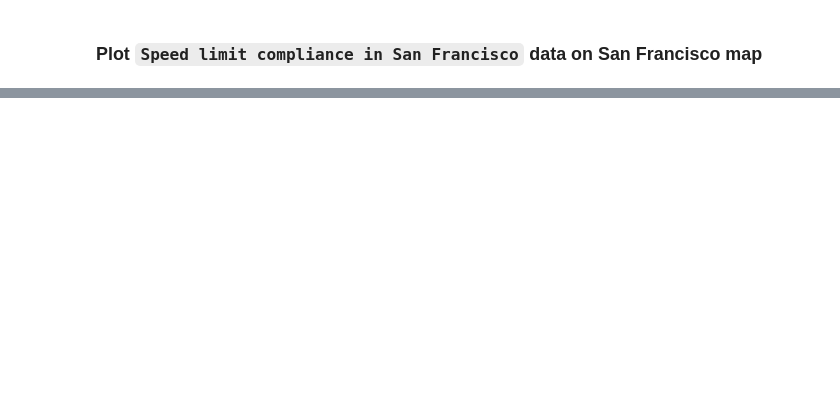
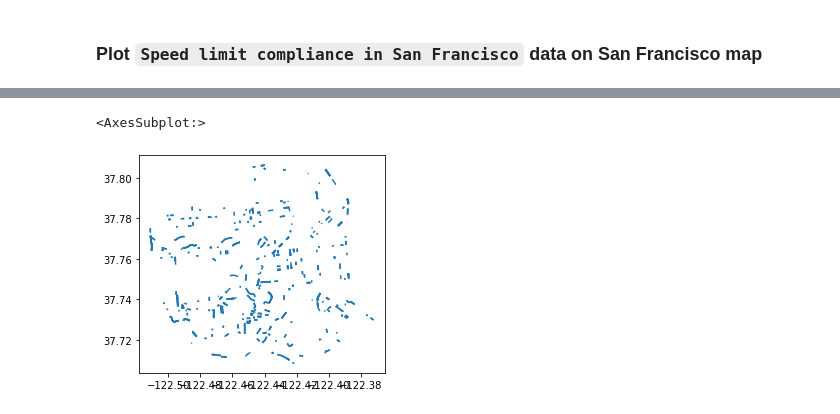
Before and after one commit to YgLK/data_engineering, a Jupyter notebook: map_integration.ipynb, the cells around one changed output, grey strips where cells are left out. Cells and saved outputs as stored; diff of their text form; code cells hidden in the pictures; blank space fills up the shorter version.

```diff
--- a/map_integration.ipynb
+++ b/map_integration.ipynb
@@ -229,0 +251,2 @@ plt.tight_layout()
+# %%
+join_result = gdf.sjoin(edges, how="inner", predicate='intersects')
@@ -229,0 +311,7 @@ plt.tight_layout()
+# %%
+names = [x.split(' ')[0] for x in join_result['STREETNAME']]
+check_if_contains = lambda x: any(map(x.__contains__, names))
+without_nan = join_result.dropna(subset=['upper_name'])
+
+result = without_nan[without_nan['upper_name'].apply(check_if_contains)]
+result.drop_duplicates('CNN')
@@ -229,0 +332,5 @@ plt.tight_layout()
+# %%
+result.plot()
+# %% [output]
+<AxesSubplot:>
+[figure, added]
```
Also changed, not shown: parts of 22 cells of this notebook.
